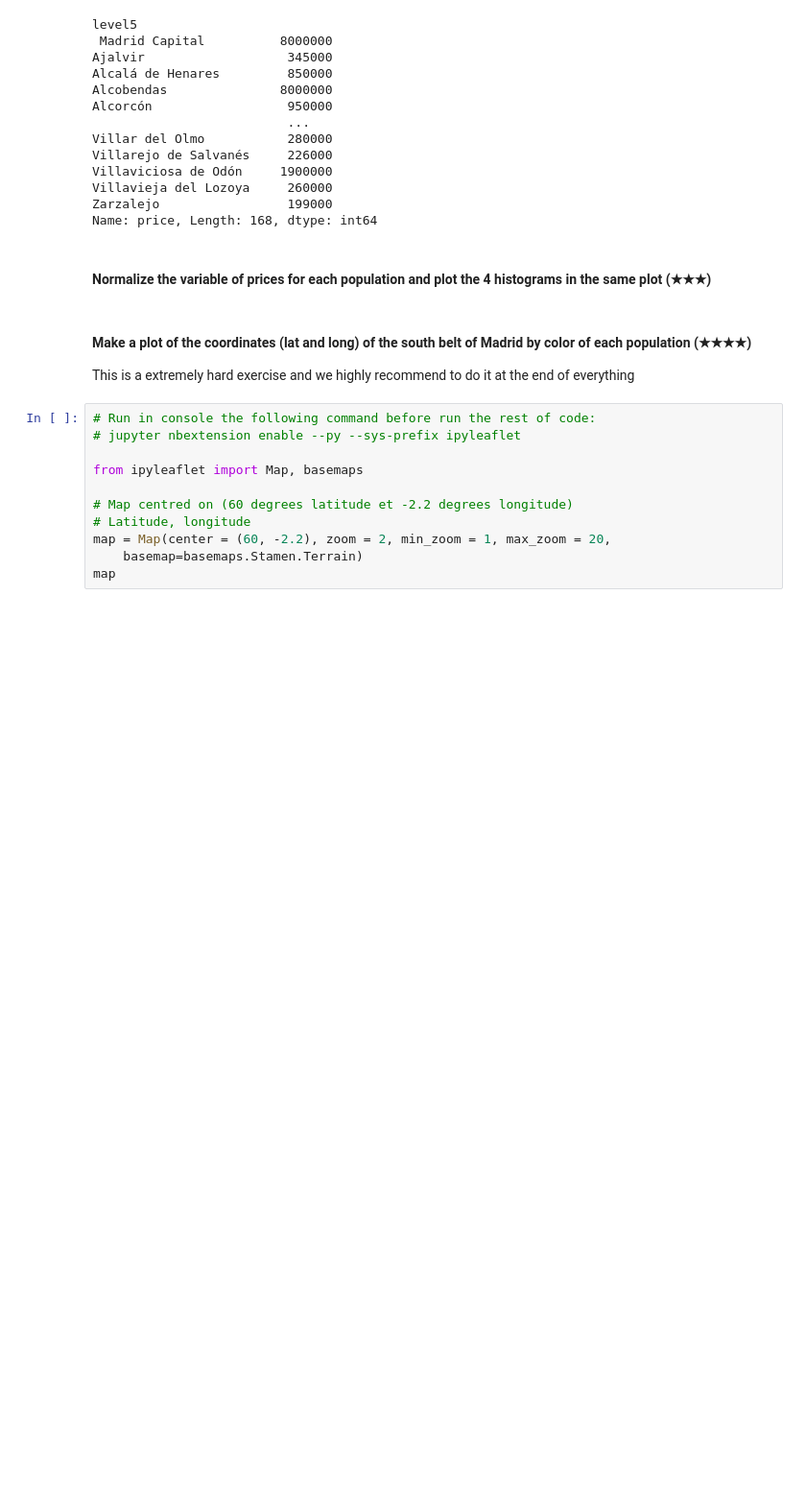
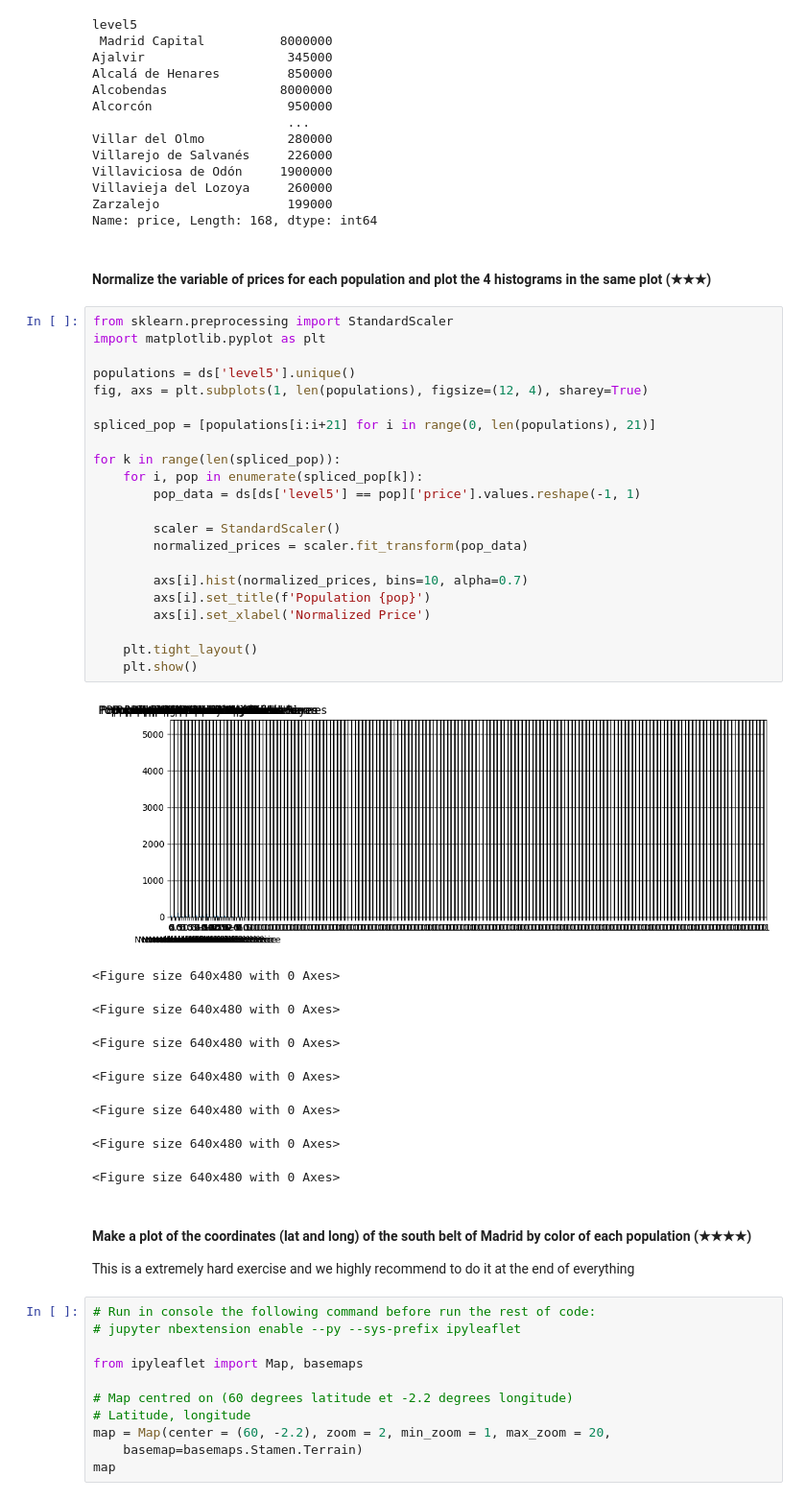
Before and after one commit to H0wl3r2001/realestate-datacleanup-exercise, a Jupyter notebook: project.ipynb, the cells around one changed output. Shown: that part at 96% size. Drawn from its saved outputs; the diff is of its cells as text; blank space fills up the shorter version.

```diff
--- a/project.ipynb
+++ b/project.ipynb
@@ -241,6 +241,37 @@ Zarzalejo                 199000
 Name: price, Length: 168, dtype: int64
 # %% [markdown]
 #### Normalize the variable of prices for each population and plot the 4 histograms in the same plot (★★★)
+# %%
+from sklearn.preprocessing import StandardScaler
+import matplotlib.pyplot as plt
+
+populations = ds['level5'].unique()
+fig, axs = plt.subplots(1, len(populations), figsize=(12, 4), sharey=True)
+
+spliced_pop = [populations[i:i+21] for i in range(0, len(populations), 21)]
+
+for k in range(len(spliced_pop)):
+    for i, pop in enumerate(spliced_pop[k]):
+        pop_data = ds[ds['level5'] == pop]['price'].values.reshape(-1, 1)
+
+        scaler = StandardScaler()
+        normalized_prices = scaler.fit_transform(pop_data)
+
+        axs[i].hist(normalized_prices, bins=10, alpha=0.7)
+        axs[i].set_title(f'Population {pop}')
+        axs[i].set_xlabel('Normalized Price')
+
+    plt.tight_layout()
+    plt.show()
+# %% [output]
+[figure, added]
+<Figure size 640x480 with 0 Axes>
+<Figure size 640x480 with 0 Axes>
+<Figure size 640x480 with 0 Axes>
+<Figure size 640x480 with 0 Axes>
+<Figure size 640x480 with 0 Axes>
+<Figure size 640x480 with 0 Axes>
+<Figure size 640x480 with 0 Axes>
 # %% [markdown]
 #### Make a plot of the coordinates (lat and long) of the south belt of Madrid by color of each population (★★★★)
 This is a extremely hard exercise and we highly recommend to do it at the end of everything
```
Also changed, not shown: parts of 4 cells of this notebook.
